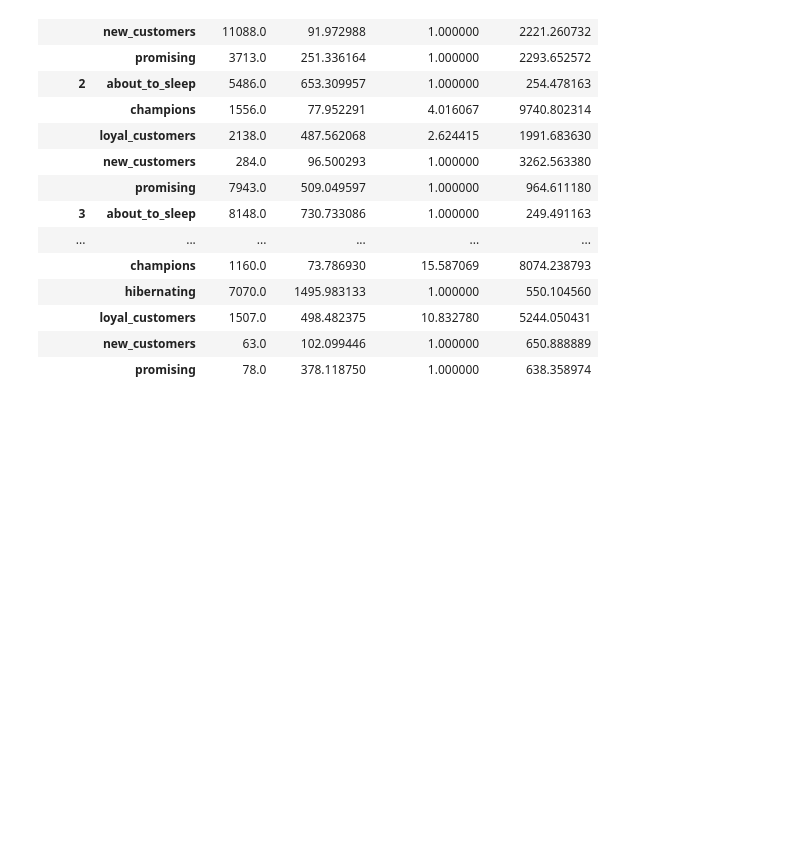
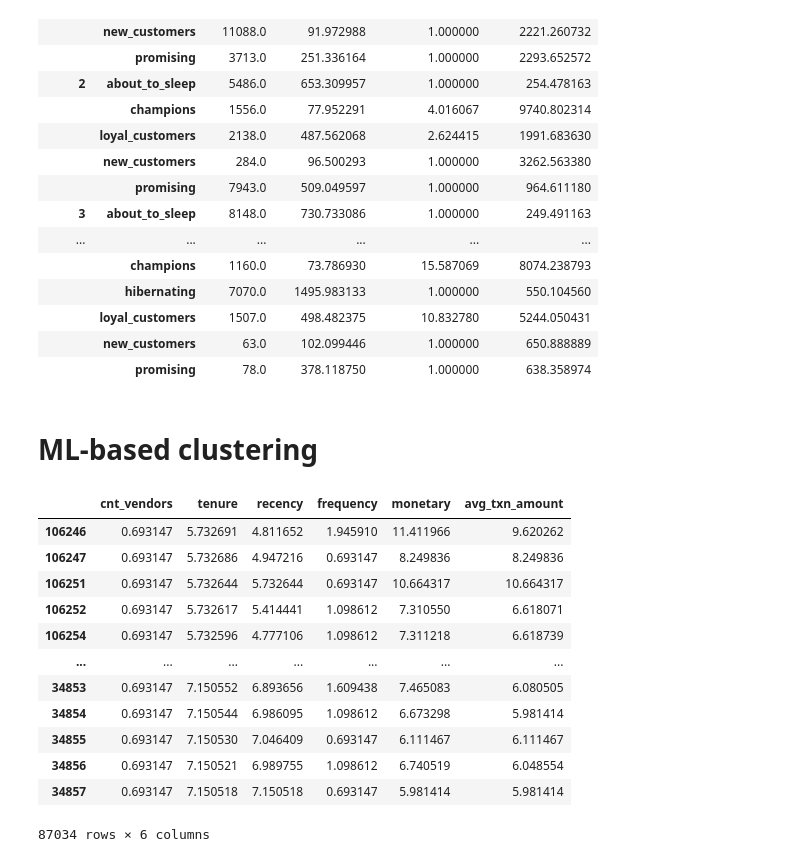
Before and after one commit to franciscogmm/scheduling-platform-segmentation, a Jupyter notebook: notebooks/segmentation_high_level.ipynb, the cells around one changed output. Drawn from its saved outputs; the diff is of its cells as text; code cells hidden in the pictures; blank space fills up the shorter version.

```diff
--- a/notebooks/segmentation_high_level.ipynb
+++ b/notebooks/segmentation_high_level.ipynb
@@ -166,3 +180,5 @@ pdf_summary
 |  | loyal_customers | 1507.0 | 498.482375 | 10.832780 | 5244.050431 |
 |  | new_customers | 63.0 | 102.099446 | 1.000000 | 650.888889 |
 |  | promising | 78.0 | 378.118750 | 1.000000 | 638.358974 |
+# %% [markdown]
+# ML-based clustering
@@ -168,0 +190,17 @@ pdf_summary
+# %%
+pdf_gen_log = np.log1p(pdf_gen_feat)
+pdf_gen_log
+# %% [output]
+|  | cnt_vendors | tenure | recency | frequency | monetary | avg_txn_amount |
+| 106246 | 0.693147 | 5.732691 | 4.811652 | 1.945910 | 11.411966 | 9.620262 |
+| 106247 | 0.693147 | 5.732686 | 4.947216 | 0.693147 | 8.249836 | 8.249836 |
+| 106251 | 0.693147 | 5.732644 | 5.732644 | 0.693147 | 10.664317 | 10.664317 |
+| 106252 | 0.693147 | 5.732617 | 5.414441 | 1.098612 | 7.310550 | 6.618071 |
+| 106254 | 0.693147 | 5.732596 | 4.777106 | 1.098612 | 7.311218 | 6.618739 |
+| ... | ... | ... | ... | ... | ... | ... |
+| 34853 | 0.693147 | 7.150552 | 6.893656 | 1.609438 | 7.465083 | 6.080505 |
+| 34854 | 0.693147 | 7.150544 | 6.986095 | 1.098612 | 6.673298 | 5.981414 |
+| 34855 | 0.693147 | 7.150530 | 7.046409 | 0.693147 | 6.111467 | 6.111467 |
+| 34856 | 0.693147 | 7.150521 | 6.989755 | 1.098612 | 6.740519 | 6.048554 |
+| 34857 | 0.693147 | 7.150518 | 7.150518 | 0.693147 | 5.981414 | 5.981414 |
+87034 rows × 6 columns
```
Also changed, not shown: parts of 22 cells of this notebook.
